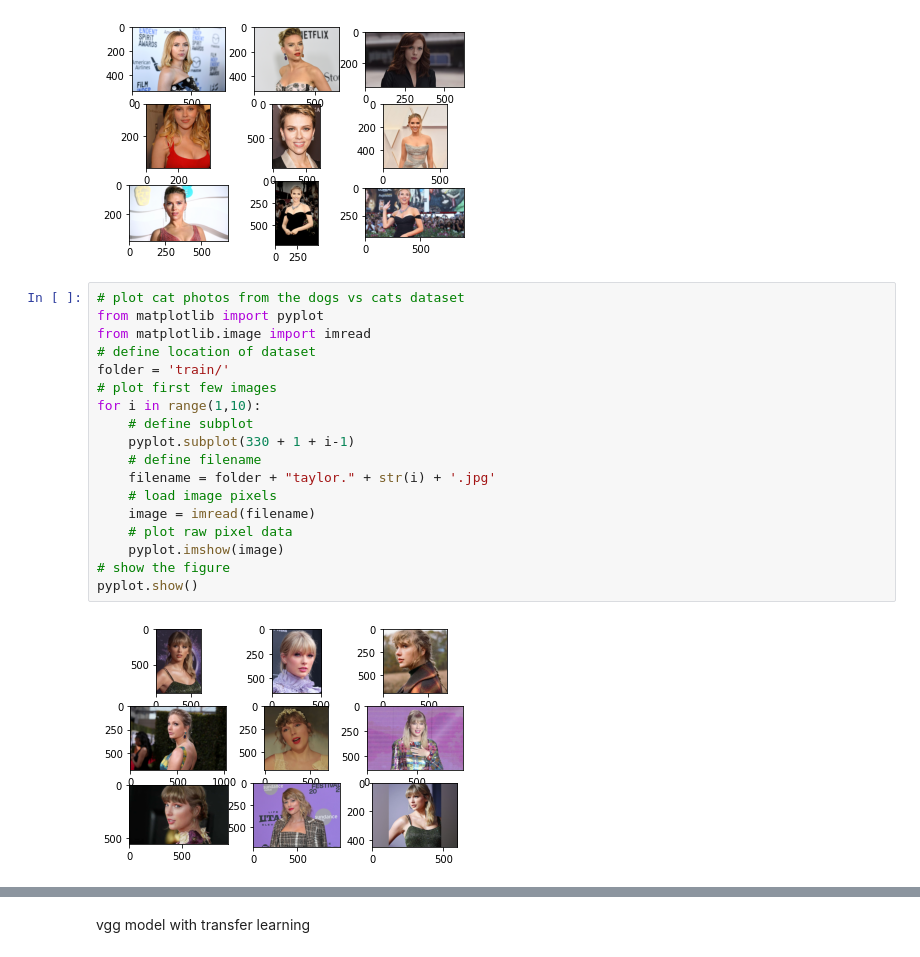
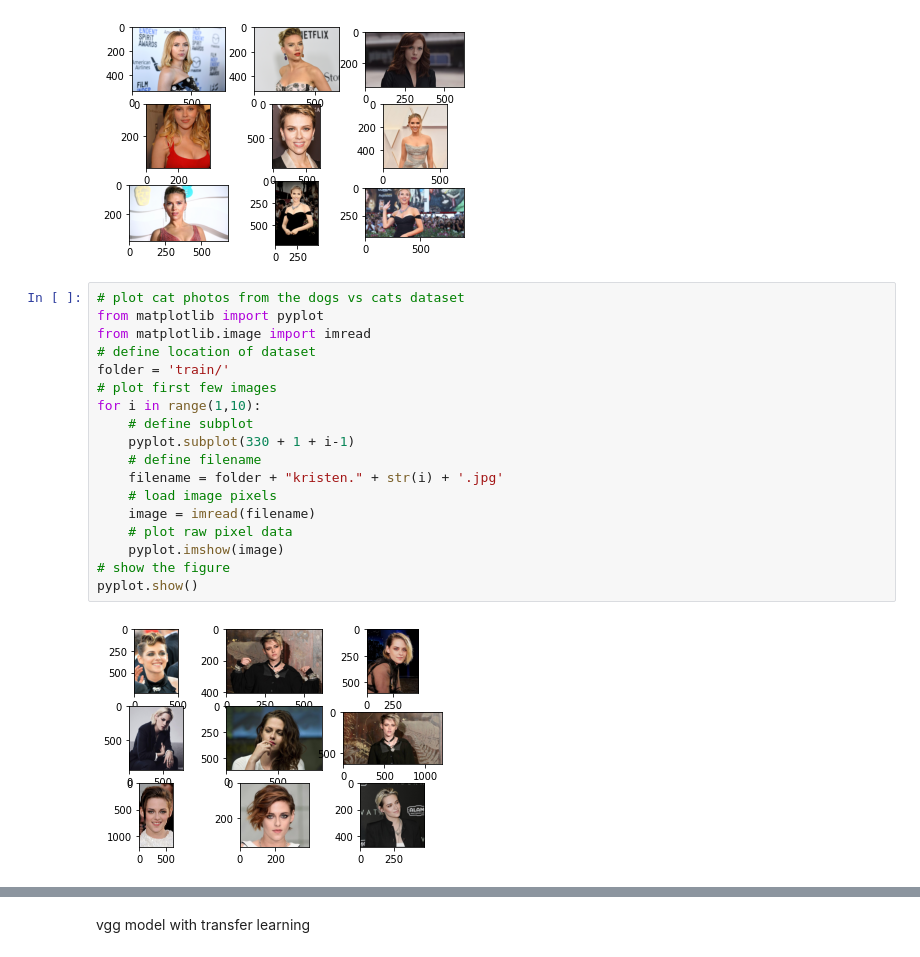
Before and after one commit to kshru9/assignment3-ML, a Jupyter notebook: q7.ipynb, the cells around one changed output, grey strips where cells are left out. Saved outputs shown, nothing was run; the diff lists cells and outputs as text.

```diff
--- a/q7.ipynb
+++ b/q7.ipynb
@@ -25,23 +25,23 @@ pyplot.show()
 # %%
 # plot cat photos from the dogs vs cats dataset
 from matplotlib import pyplot
 from matplotlib.image import imread
 # define location of dataset
 folder = 'train/'
 # plot first few images
 for i in range(1,10):
 	# define subplot
 	pyplot.subplot(330 + 1 + i-1)
 	# define filename
-	filename = folder + "taylor." + str(i) + '.jpg'
+	filename = folder + "kristen." + str(i) + '.jpg'
 	# load image pixels
 	image = imread(filename)
 	# plot raw pixel data
 	pyplot.imshow(image)
 # show the figure
 pyplot.show()
 # %% [output]
-[figure, old version]
+[figure, new version]
 # %%
 # load dogs vs cats dataset, reshape and save to a new file
 from os import listdir
```
Also changed, not shown: parts of 8 cells of this notebook.
